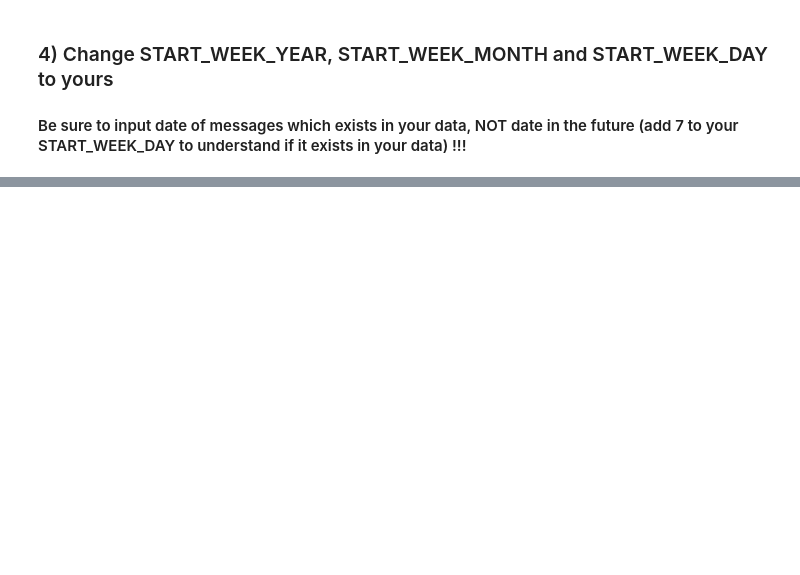
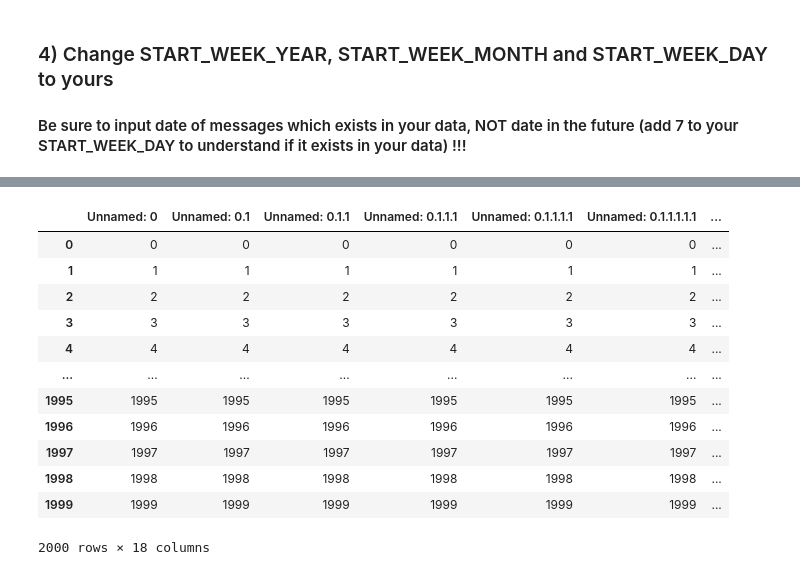
Before and after one commit to denysgerasymuk799/Dialogs-To-Value, a Jupyter notebook: 3_dialogs_analysis.ipynb, the cells around one changed output, grey strips where cells are left out. Cells and saved outputs as stored; diff of their text form; code cells hidden in the pictures; blank space fills up the shorter version.

```diff
--- a/3_dialogs_analysis.ipynb
+++ b/3_dialogs_analysis.ipynb
@@ -411,7 +384,10 @@ TIME_BETWEEN_USER_REPLIES = 300
 WORDS_SPEED_READING = 140
 
 # WORDS_SPEED_READING per a minute
-CHAR_SPEED_WRITING = 140
+CHAR_SPEED_WRITING = 160
+
+# time for thinking about what you will be write
+TIME_FOR_THINKING = 30
 # %%
 def get_user_active_minutes_per_day(dialogs_info, start_date, end_date, dialog_type, user_id_get_msg):
     """
@@ -476,7 +452,7 @@ def get_user_active_minutes_per_day(dialogs_info, start_date, end_date, dialog_t
                         stop_dialog_time = dialog_datetime
 
                 else:
-                    TIME_FOR_FIRST_YOUR_MESSAGE = 30 + \
+                    TIME_FOR_FIRST_YOUR_MESSAGE = TIME_FOR_THINKING + \
                                                   len(dialog_data["message"][row]) / CHAR_SPEED_WRITING * 60
                     if stop_dialog_time == 0:
                         # if in user_id_get_msg queue of messages is only 1 message so add
@@ -582,11 +488,0 @@ plot.show()
-# %%
-# if time between messages is more TIME_BETWEEN_USER_REPLIES sec,
-# so the dialog is stopped and
-# we should not add this time to general time
-TIME_BETWEEN_USER_REPLIES = 300
-
-# WORDS_SPEED_READING per a minute
-WORDS_SPEED_READING = 140
-
-# WORDS_SPEED_READING per a minute
-CHAR_SPEED_WRITING = 140
@@ -779,0 +705,16 @@ plot.show()
+# %%
+dialog_df
+# %% [output]
+|  | Unnamed: 0 | Unnamed: 0.1 | Unnamed: 0.1.1 | Unnamed: 0.1.1.1 | Unnamed: 0.1.1.1.1 | Unnamed: 0.1.1.1.1.1 | ... |
+| 0 | 0 | 0 | 0 | 0 | 0 | 0 | ... |
+| 1 | 1 | 1 | 1 | 1 | 1 | 1 | ... |
+| 2 | 2 | 2 | 2 | 2 | 2 | 2 | ... |
+| 3 | 3 | 3 | 3 | 3 | 3 | 3 | ... |
+| 4 | 4 | 4 | 4 | 4 | 4 | 4 | ... |
+| ... | ... | ... | ... | ... | ... | ... | ... |
+| 1995 | 1995 | 1995 | 1995 | 1995 | 1995 | 1995 | ... |
+| 1996 | 1996 | 1996 | 1996 | 1996 | 1996 | 1996 | ... |
+| 1997 | 1997 | 1997 | 1997 | 1997 | 1997 | 1997 | ... |
+| 1998 | 1998 | 1998 | 1998 | 1998 | 1998 | 1998 | ... |
+| 1999 | 1999 | 1999 | 1999 | 1999 | 1999 | 1999 | ... |
+2000 rows × 18 columns
```
Also changed, not shown: parts of 11 cells of this notebook, 2 other files.
